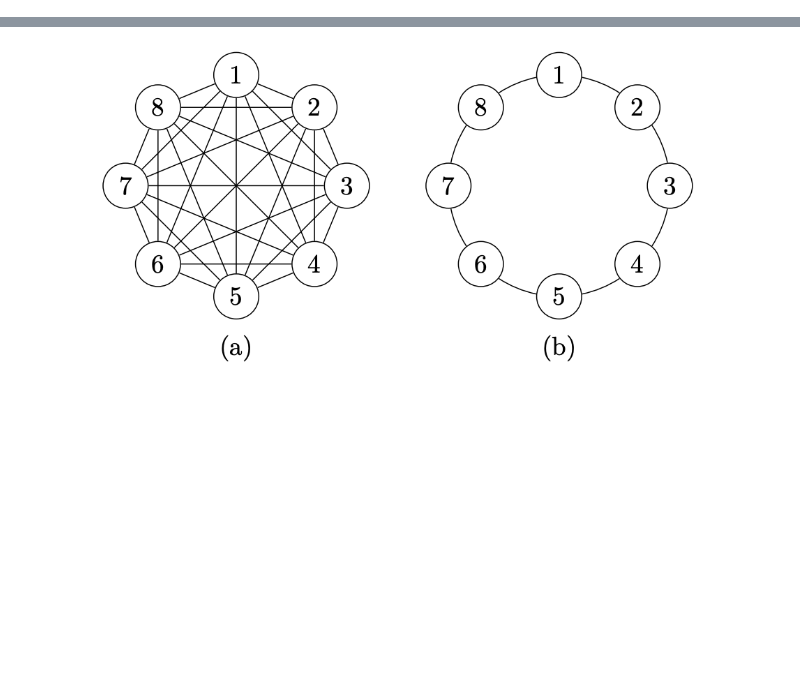
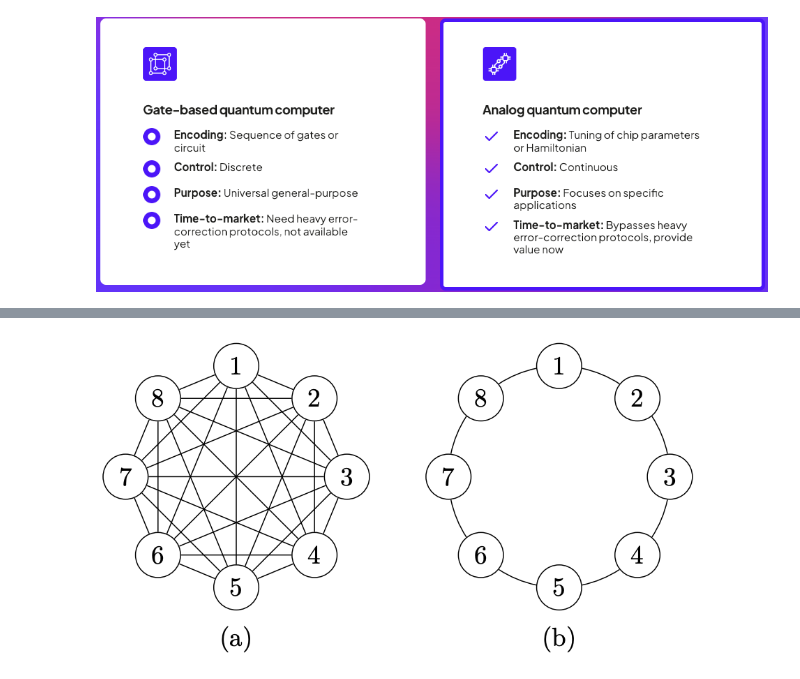
Before and after one commit to qilimanjaro-tech/haqtoberfest2024, a Jupyter notebook: qubit_mapping_challenge/Tutorial.ipynb, the cells around one changed output, grey strips where cells are left out. Drawn from its saved outputs; the diff is of its cells as text; code cells hidden in the pictures; blank space fills up the shorter version.

Commit message:
analoguevsdigital picture added in tutorials

```diff
--- a/qubit_mapping_challenge/Tutorial.ipynb
+++ b/qubit_mapping_challenge/Tutorial.ipynb
@@ -21,0 +11,5 @@ From this point of view, the routing problem can be stated as follows. Given *(i
+# %%
+from IPython.display import Image
+Image("images/analoguevsdigital.png", width=800, height=800)
+# %% [output]
+[figure, added]
```
Also changed, not shown: parts of 2 cells of this notebook, 1 other file.
